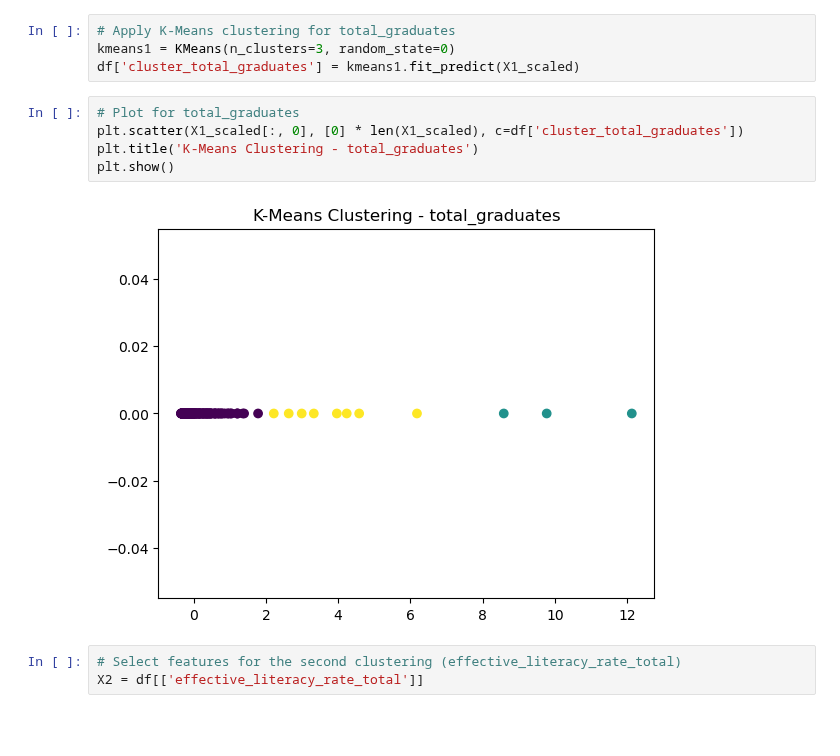
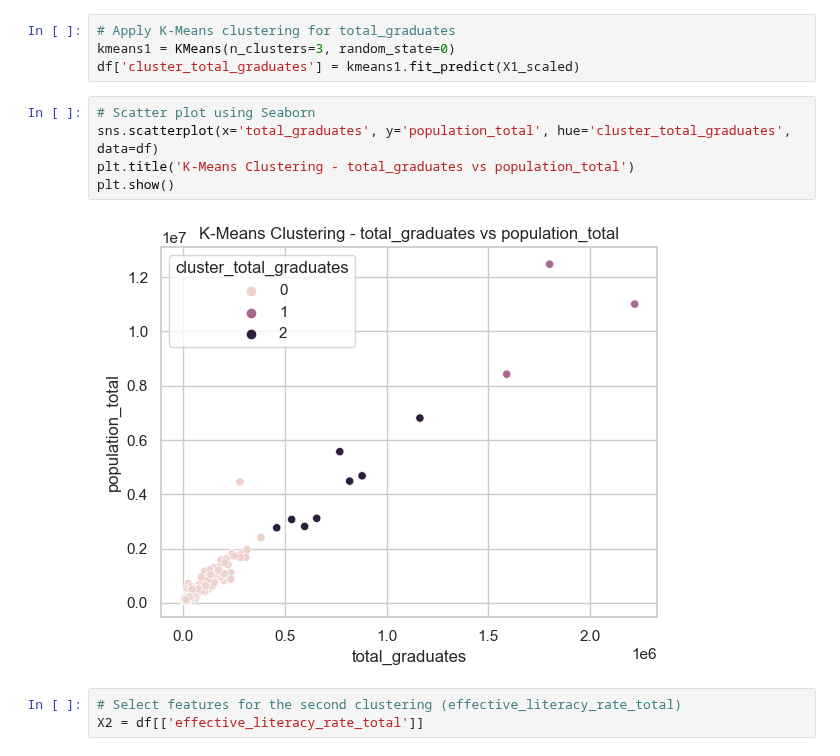
Before and after one commit to shauryasxn/ML-Practice, a Jupyter notebook: K-Means/Cities/Cities.ipynb, the cells around one changed output. Cells and saved outputs as stored; diff of their text form; blank space fills up the shorter version.

```diff
--- a/K-Means/Cities/Cities.ipynb
+++ b/K-Means/Cities/Cities.ipynb
@@ -28,12 +29,12 @@ X1_scaled = StandardScaler().fit_transform(X1)
 kmeans1 = KMeans(n_clusters=3, random_state=0)
 df['cluster_total_graduates'] = kmeans1.fit_predict(X1_scaled)
 # %%
-# Plot for total_graduates
-plt.scatter(X1_scaled[:, 0], [0] * len(X1_scaled), c=df['cluster_total_graduates'])
-plt.title('K-Means Clustering - total_graduates')
+# Scatter plot using Seaborn
+sns.scatterplot(x='total_graduates', y='population_total', hue='cluster_total_graduates', data=df)
+plt.title('K-Means Clustering - total_graduates vs population_total')
 plt.show()
 # %% [output]
-[figure, old version]
+[figure, new version]
 # %%
 # Select features for the second clustering (effective_literacy_rate_total)
 X2 = df[['effective_literacy_rate_total']]
```
Also changed, not shown: parts of 3 cells of this notebook, 2 other files.
